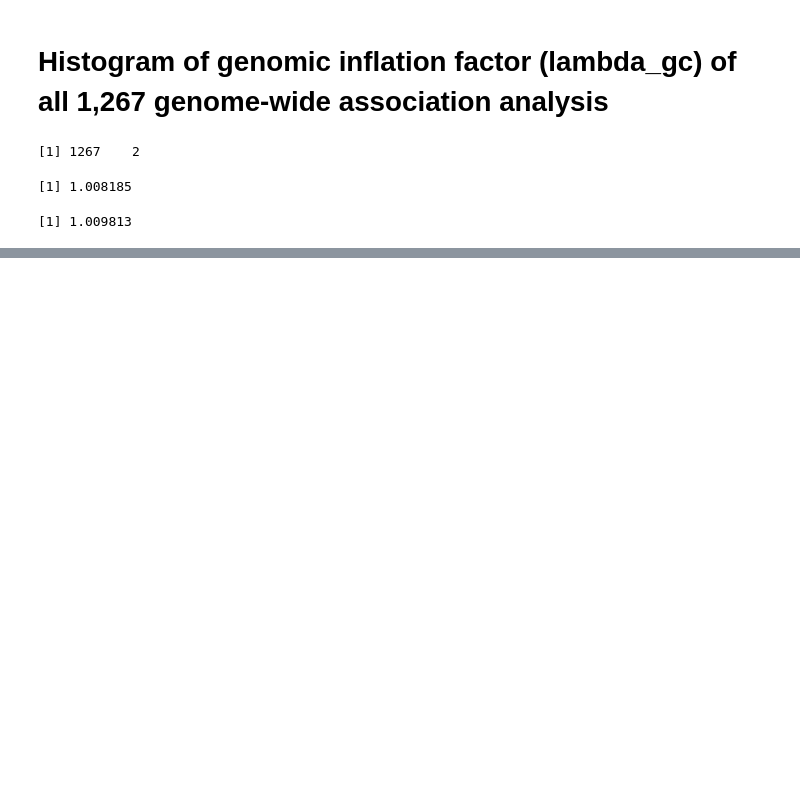
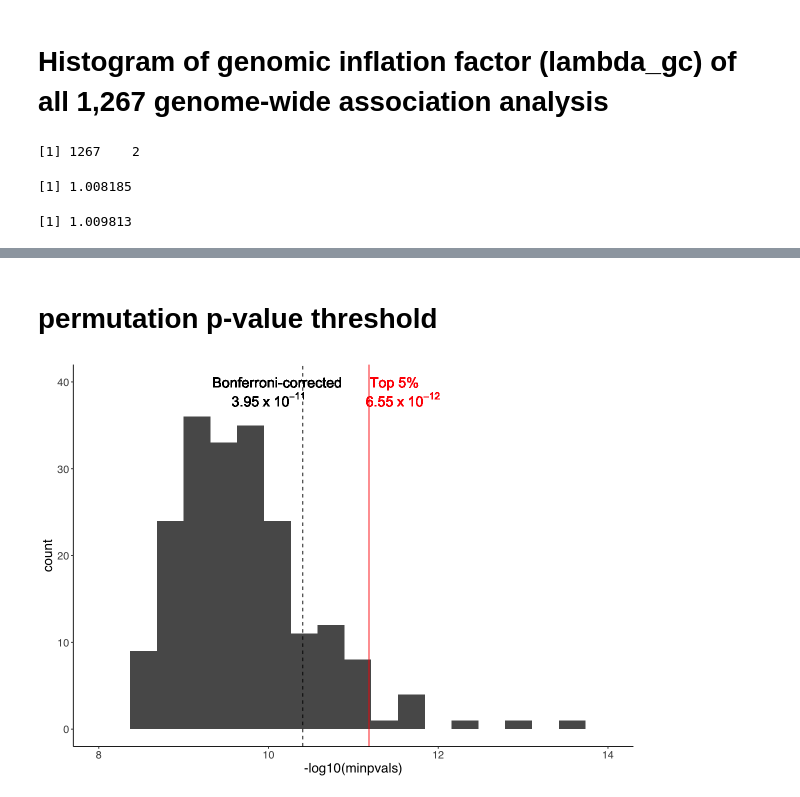
Before and after one commit to yang-luo-lab/TB-g2g, a Jupyter notebook: scripts/Supplementary_Figures.ipynb, the cells around one changed output, grey strips where cells are left out. Saved outputs shown, nothing was run; the diff lists cells and outputs as text; code cells hidden in the pictures; blank space fills up the shorter version.

```diff
--- a/scripts/Supplementary_Figures.ipynb
+++ b/scripts/Supplementary_Figures.ipynb
@@ -53 +75,24 @@ Warning message:
 [figure]
+# %% [markdown]
+# permutation p-value threshold
+# %%
+minpvals <- scan("../data/perm-pvals.txt",as.numeric())
+bonf <- 5e-8/1267
+
+threshold <- minpvals[order(minpvals)][length(minpvals)*0.05]
+
+a <- 40
+
+perm.plt <- ggplot(data.frame(minpvals),aes(-log10(minpvals))) + geom_histogram(bins=20) +
+    geom_vline(aes(xintercept = -log10(threshold)), colour="red") +
+    geom_text(x=-log10(threshold)+.3,y=a,label="Top 5%",size=6,col="red") +
+    geom_text(x=-log10(threshold)+.4,y=a-2,label=expression(6.55~x~10^{-12}),size=6,col="red")+
+    geom_vline(aes(xintercept = -log10(bonf)), colour="black",linetype="dashed") +
+    geom_text(x=-log10(bonf)-.3,y=a,label="Bonferroni-corrected",size=6) +
+    geom_text(x=-log10(bonf)-.4,y=a-2,label=expression(3.95~x~10^{-11}),size=6)+
+    xlim(8,14) + ylim(0,a)
+
+perm.plt
+ggsave("../figures/SF2_permutation_pvals.pdf",width=9,height=6)
+# %% [output]
+[figure, added]
```
Also changed, not shown: parts of 7 cells of this notebook, 9 other files.
